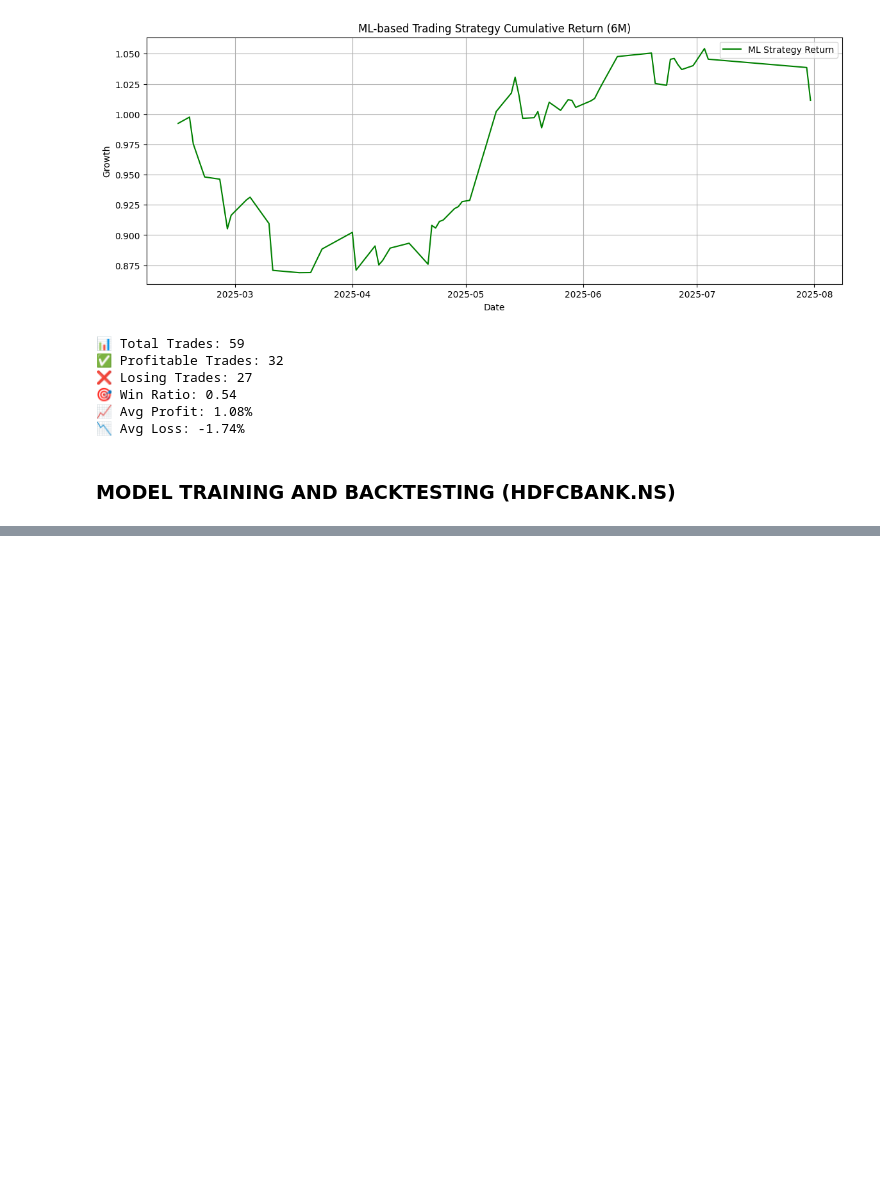
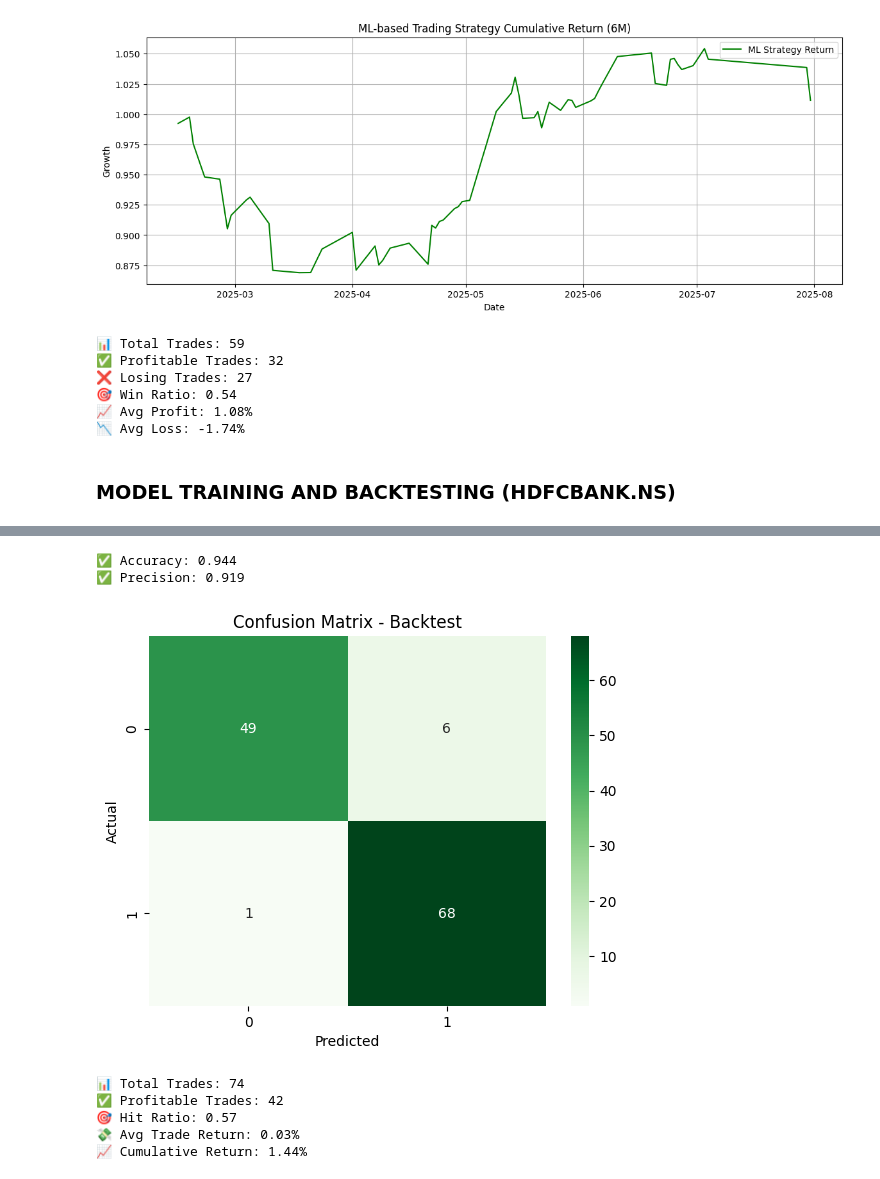
Before and after one commit to ayushcodes13/Algo-Trading-System-with-ML-Automation, a Jupyter notebook: xgboost.ipynb, the cells around one changed output, grey strips where cells are left out. Cells and saved outputs as stored; diff of their text form; code cells hidden in the pictures; blank space fills up the shorter version.

Commit message:
backtest on hdfcbank.nf

```diff
--- a/xgboost.ipynb
+++ b/xgboost.ipynb
@@ -717,0 +737,49 @@ print("Best Parameters:", grid.best_params_)
+# %%
+# === Step 3: Backtest (Last 6 Months Only) ===
+last_6mo = processed_infy.index >= (processed_infy.index.max() - pd.DateOffset(months=6))
+X_backtest = X[last_6mo]
+y_backtest = y[last_6mo]
+y_pred = best_model.predict(X_backtest)
+
+# === Step 4: Classification Report + Confusion Matrix ===
+print("\n✅ Accuracy:", round(accuracy_score(y_backtest, y_pred), 3))
+print("✅ Precision:", round(precision_score(y_backtest, y_pred), 3))
+
+cm = confusion_matrix(y_backtest, y_pred)
+sns.heatmap(cm, annot=True, fmt='d', cmap='Greens')
+plt.title("Confusion Matrix - Backtest")
+plt.xlabel("Predicted")
+plt.ylabel("Actual")
+plt.show()
+# %% [output]
+✅ Accuracy: 0.944
+✅ Precision: 0.919
+[figure, added]
+# %%
+# === Step 5: Simulate Trading Based on ML Predictions ===
+backtest_df = processed_infy.loc[X_backtest.index].copy()
+backtest_df["ML_Prediction"] = y_pred
+backtest_df["Buy_Price"] = backtest_df["Close"].where(backtest_df["ML_Prediction"] == 1)
+backtest_df["Sell_Price"] = backtest_df["Close"].shift(-1).where(backtest_df["ML_Prediction"] == 1)
+
+backtest_df["Trade_Return"] = (backtest_df["Sell_Price"] - backtest_df["Buy_Price"]) / backtest_df["Buy_Price"]
+backtest_df = backtest_df.dropna(subset=["Trade_Return"])
+
+# === Step 6: Trade Metrics ===
+total_trades = len(backtest_df)
+profitable_trades = (backtest_df["Trade_Return"] > 0).sum()
+avg_return = backtest_df["Trade_Return"].mean()
+hit_ratio = profitable_trades / total_trades
+cumulative_return = (1 + backtest_df["Trade_Return"]).prod() - 1
+
+print(f"\n📊 Total Trades: {total_trades}")
+print(f"✅ Profitable Trades: {profitable_trades}")
+print(f"🎯 Hit Ratio: {round(hit_ratio, 2)}")
+print(f"💸 Avg Trade Return: {round(avg_return*100, 2)}%")
+print(f"📈 Cumulative Return: {round(cumulative_return*100, 2)}%")
+# %% [output]
+📊 Total Trades: 74
+✅ Profitable Trades: 42
+🎯 Hit Ratio: 0.57
+💸 Avg Trade Return: 0.03%
+📈 Cumulative Return: 1.44%
```
Also changed, not shown: parts of 3 cells of this notebook.
